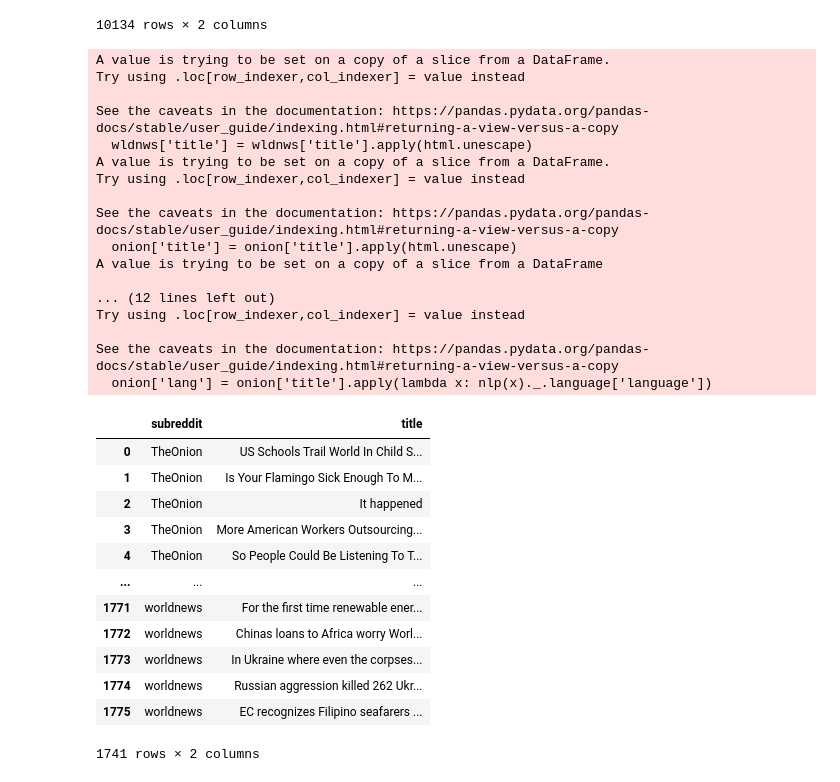
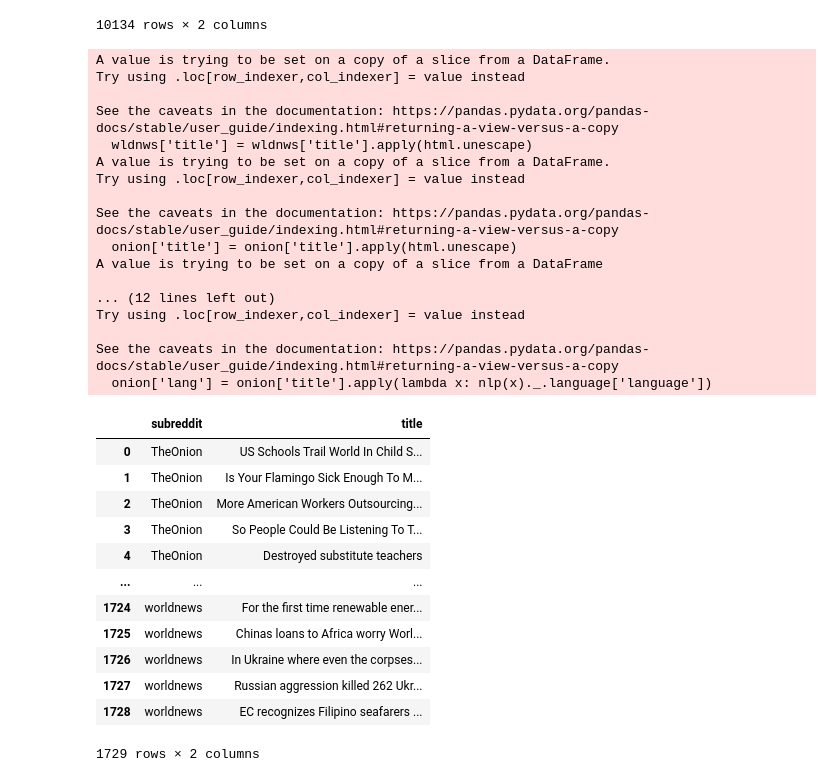
Before and after one commit to drossDS/Humor_Identification_with_NLP, a Jupyter notebook: code/_-Unseen_Cleaning.ipynb, the cells around one changed output. Cells and saved outputs as stored; diff of their text form; code cells hidden in the pictures.

```diff
--- a/code/_-Unseen_Cleaning.ipynb
+++ b/code/_-Unseen_Cleaning.ipynb
@@ -31,7 +31,7 @@ nlp.add_pipe('language_detector', last=True)
 df_onion = pd.read_csv('../data/theonion_1682378516.csv')
 df_wldnws = pd.read_csv('../data/worldnews_1682378600.csv')
 # %%
-def onion_wldnws_cleaner(onion, wldnws):
+def onion_wldnws_cleaner(onion, wldnws, file_name):
 
     # DROP DUPLICATE TITLES
     onion.drop_duplicates(subset = 'title', inplace=True)
@@ -130,13 +130,22 @@ def onion_wldnws_cleaner(onion, wldnws):
     The word vectorizers will do the vast majority of the punctuation removal, but here, these characters are being skipped
     as replacing them with nothing may change the meaning of some words or combine two words that shoud not be together.
     '''
-    #regex_string2 = "((?=[^ &$%\-#/])\W)"
     regex_string = "((?=[^ &$%\-#/])\W)"
     reddit['title'] = reddit['title'].apply(lambda title: re.sub(regex_string, '', title))
 
     # Remove Starting and Trailing Spaces
     reddit['title'] = reddit['title'].apply(lambda title: title.strip())
 
+    # REMOVE TITLES WITH TWO OR FEWER WORDS
+    reddit.drop(index = reddit[reddit['title'].apply(lambda x: len(x.strip().split())) <= 2].index,
+           inplace=True)
+
+    # Reset the index:
+    reddit.reset_index(drop = True, inplace = True)
+
+    # Export to a csv
+    reddit.to_csv(f'../data/{file_name}.csv', index=False)
+
     return reddit
 # %% [markdown]
 # <font color = 'red'> DONT FORGET TO RESET INDICES
@@ -211,40 +220,40 @@ See the caveats in the documentation: https://pandas.pydata.org/pandas-docs/stab
 # %%
 df_onion_test = pd.read_csv('../data/theonion_1578009619.csv')
 df_wldnws_test = pd.read_csv('../data/worldnews_1680688103.csv')
 
-df = onion_wldnws_cleaner(df_onion_test, df_wldnws_test)
+df = onion_wldnws_cleaner(df_onion_test, df_wldnws_test, 'reddit_holdout_2')
 df
 # %% [output]
 A value is trying to be set on a copy of a slice from a DataFrame.
 Try using .loc[row_indexer,col_indexer] = value instead
 
 See the caveats in the documentation: https://pandas.pydata.org/pandas-docs/stable/user_guide/indexing.html#returning-a-view-versus-a-copy
   wldnws['title'] = wldnws['title'].apply(html.unescape)
 A value is trying to be set on a copy of a slice from a DataFrame.
 Try using .loc[row_indexer,col_indexer] = value instead
 
 See the caveats in the documentation: https://pandas.pydata.org/pandas-docs/stable/user_guide/indexing.html#returning-a-view-versus-a-copy
   onion['title'] = onion['title'].apply(html.unescape)
 A value is trying to be set on a copy of a slice from a DataFrame
 
 ... (12 lines left out)
 Try using .loc[row_indexer,col_indexer] = value instead
 
 See the caveats in the documentation: https://pandas.pydata.org/pandas-docs/stable/user_guide/indexing.html#returning-a-view-versus-a-copy
   onion['lang'] = onion['title'].apply(lambda x: nlp(x)._.language['language'])
 |  | subreddit | title |
 | 0 | TheOnion | US Schools Trail World In Child S... |
 | 1 | TheOnion | Is Your Flamingo Sick Enough To M... |
-| 2 | TheOnion | It happened |
-| 3 | TheOnion | More American Workers Outsourcing... |
-| 4 | TheOnion | So People Could Be Listening To T... |
+| 2 | TheOnion | More American Workers Outsourcing... |
+| 3 | TheOnion | So People Could Be Listening To T... |
+| 4 | TheOnion | Destroyed substitute teachers |
 | ... | ... | ... |
-| 1771 | worldnews | For the first time renewable ener... |
-| 1772 | worldnews | Chinas loans to Africa worry Worl... |
-| 1773 | worldnews | In Ukraine where even the corpses... |
-| 1774 | worldnews | Russian aggression killed 262 Ukr... |
-| 1775 | worldnews | EC recognizes Filipino seafarers ... |
+| 1724 | worldnews | For the first time renewable ener... |
+| 1725 | worldnews | Chinas loans to Africa worry Worl... |
+| 1726 | worldnews | In Ukraine where even the corpses... |
+| 1727 | worldnews | Russian aggression killed 262 Ukr... |
+| 1728 | worldnews | EC recognizes Filipino seafarers ... |
-1741 rows × 2 columns
+1729 rows × 2 columns
 # %%
 df.to_csv('../data/holdout_data.csv')
 # %%
```
Also changed, not shown: parts of 2 cells of this notebook, 4 other files.
